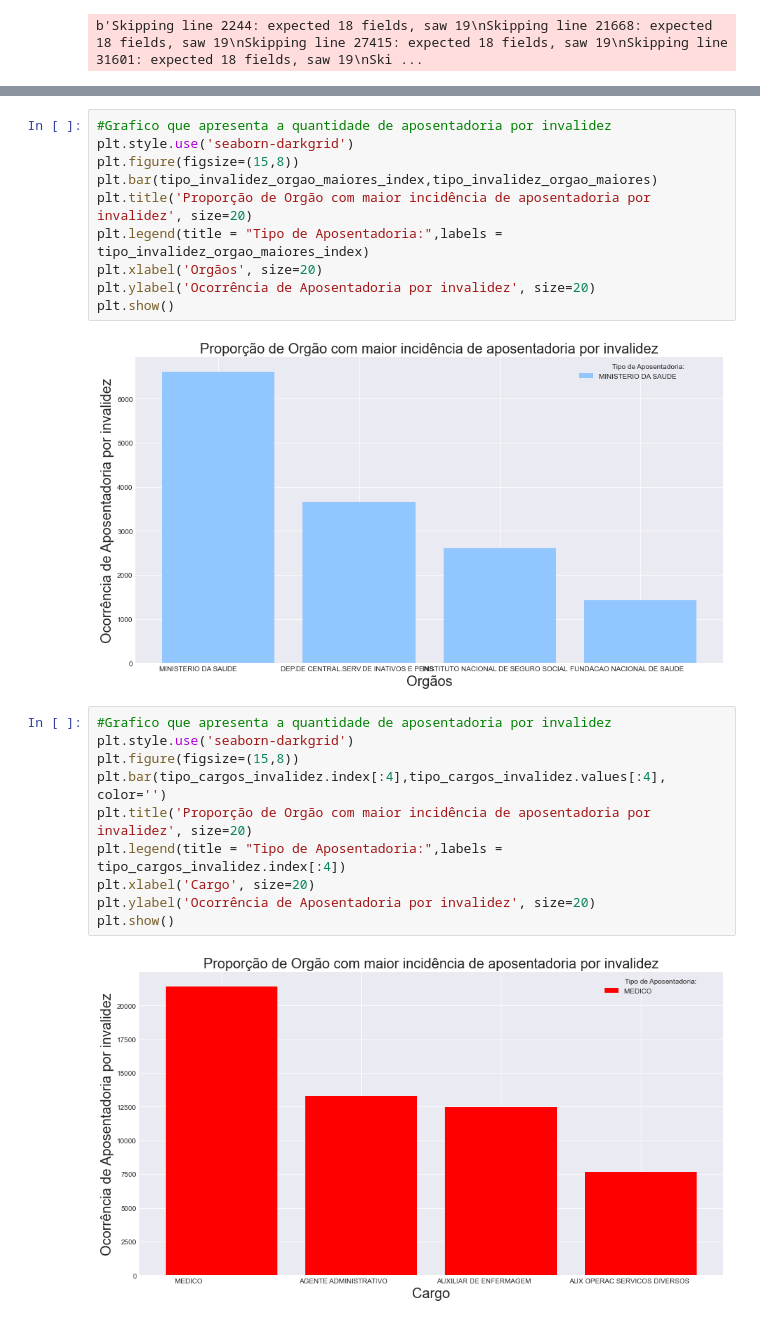
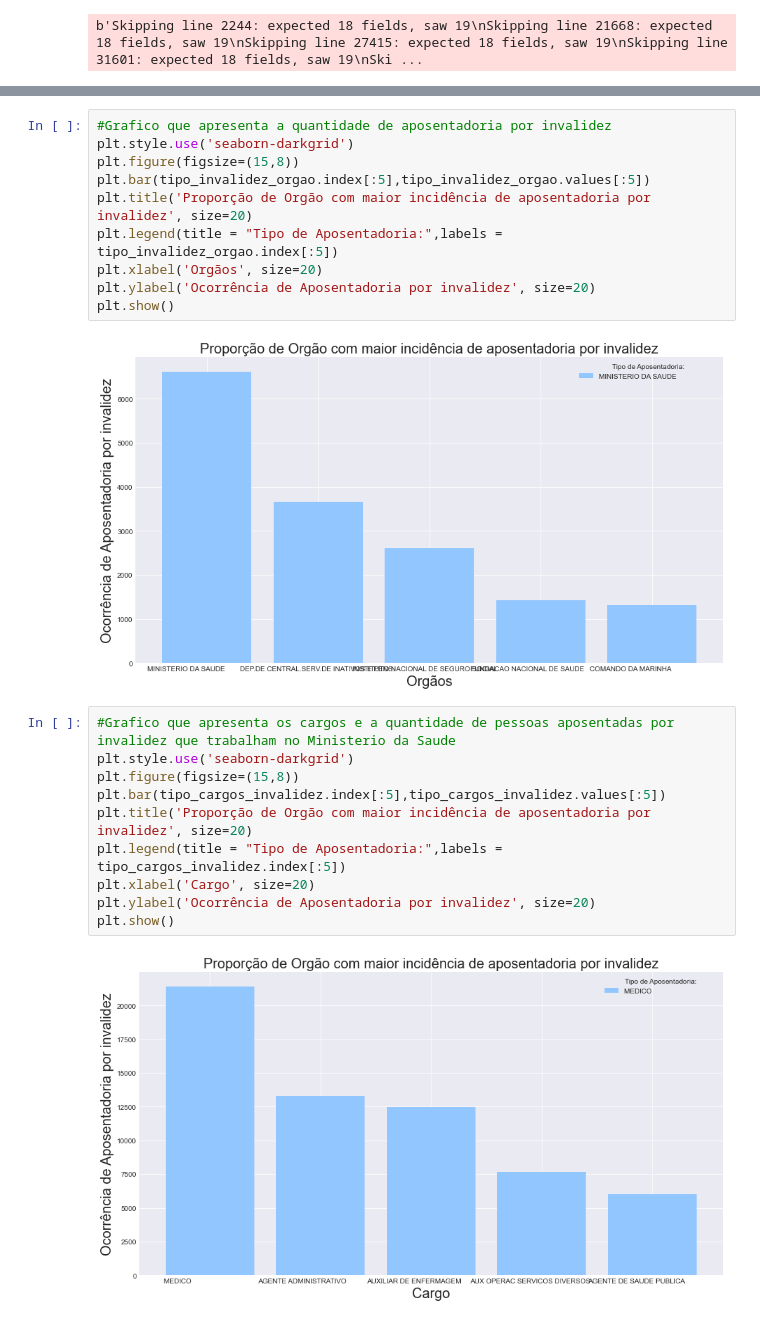
Before and after one commit to NaldoHoracio/datascience-project, a Jupyter notebook: venv_cd/Projeto_Ciencia_de_Dados_Aposentadorias.ipynb, the cells around one changed output, grey strips where cells are left out. Cells and saved outputs as stored; diff of their text form.

Commit message:
Ajuste no size dos plots

```diff
--- a/venv_cd/Projeto_Ciencia_de_Dados_Aposentadorias.ipynb
+++ b/venv_cd/Projeto_Ciencia_de_Dados_Aposentadorias.ipynb
@@ -80,23 +74,23 @@ plt.show()
 #Grafico que apresenta a quantidade de aposentadoria por invalidez
 plt.style.use('seaborn-darkgrid')
 plt.figure(figsize=(15,8))
-plt.bar(tipo_invalidez_orgao_maiores_index,tipo_invalidez_orgao_maiores)
+plt.bar(tipo_invalidez_orgao.index[:5],tipo_invalidez_orgao.values[:5])
 plt.title('Proporção de Orgão com maior incidência de aposentadoria por invalidez', size=20)
-plt.legend(title = "Tipo de Aposentadoria:",labels = tipo_invalidez_orgao_maiores_index)
+plt.legend(title = "Tipo de Aposentadoria:",labels = tipo_invalidez_orgao.index[:5])
 plt.xlabel('Orgãos', size=20)
 plt.ylabel('Ocorrência de Aposentadoria por invalidez', size=20)
 plt.show()
 # %% [output]
-[figure, old version]
+[figure, new version]
 # %%
-#Grafico que apresenta a quantidade de aposentadoria por invalidez
+#Grafico que apresenta os cargos e a quantidade de pessoas aposentadas por invalidez que trabalham no Ministerio da Saude
 plt.style.use('seaborn-darkgrid')
 plt.figure(figsize=(15,8))
-plt.bar(tipo_cargos_invalidez.index[:4],tipo_cargos_invalidez.values[:4], color='')
+plt.bar(tipo_cargos_invalidez.index[:5],tipo_cargos_invalidez.values[:5])
 plt.title('Proporção de Orgão com maior incidência de aposentadoria por invalidez', size=20)
-plt.legend(title = "Tipo de Aposentadoria:",labels = tipo_cargos_invalidez.index[:4])
+plt.legend(title = "Tipo de Aposentadoria:",labels = tipo_cargos_invalidez.index[:5])
 plt.xlabel('Cargo', size=20)
 plt.ylabel('Ocorrência de Aposentadoria por invalidez', size=20)
 plt.show()
 # %% [output]
-[figure, old version]
+[figure, new version]
```
Also changed, not shown: parts of 3 cells of this notebook.
